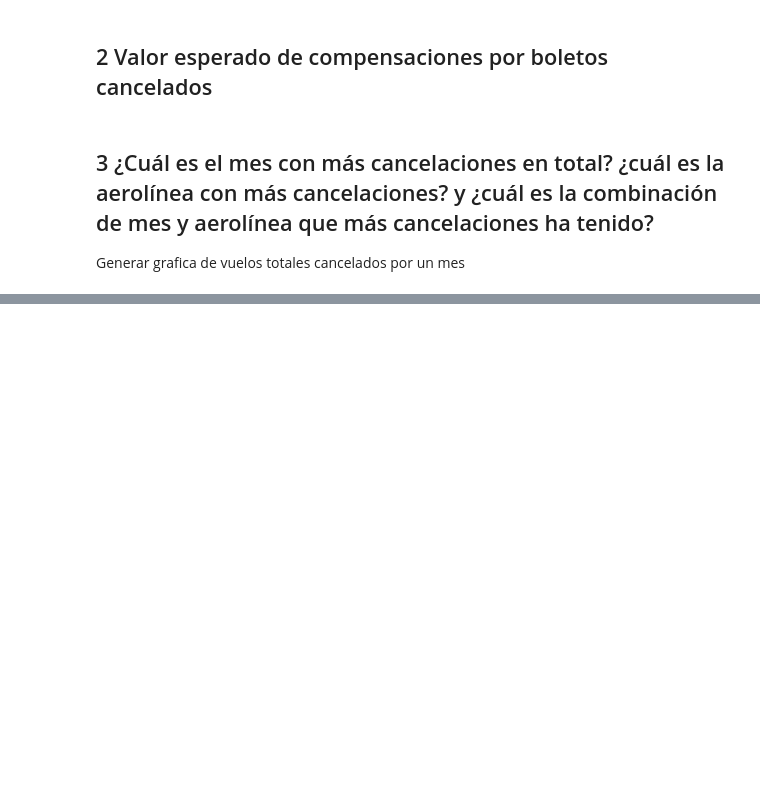
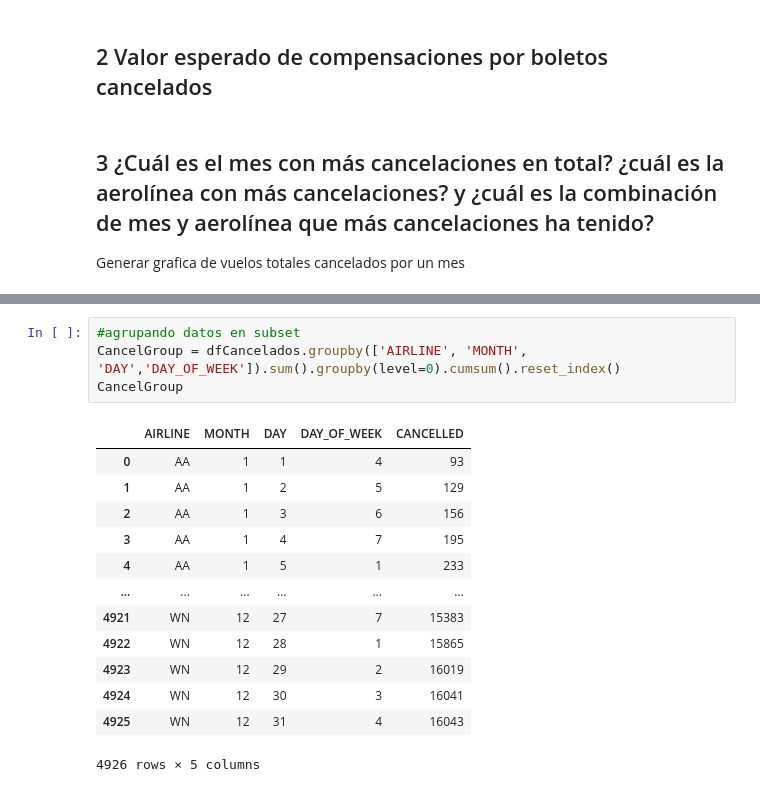
Before and after one commit to SleepWalKer09/FlightsDelayAnalysis, a Jupyter notebook: RetoAerolinea.ipynb, the cells around one changed output, grey strips where cells are left out. Cells and saved outputs as stored; diff of their text form; blank space fills up the shorter version.

```diff
--- a/RetoAerolinea.ipynb
+++ b/RetoAerolinea.ipynb
@@ -109,0 +135,18 @@ Generar grafica de vuelos totales cancelados por un mes
+# %%
+#agrupando datos en subset
+CancelGroup = dfCancelados.groupby(['AIRLINE', 'MONTH', 'DAY','DAY_OF_WEEK']).sum().groupby(level=0).cumsum().reset_index()
+CancelGroup
+# %% [output]
+|  | AIRLINE | MONTH | DAY | DAY_OF_WEEK | CANCELLED |
+| 0 | AA | 1 | 1 | 4 | 93 |
+| 1 | AA | 1 | 2 | 5 | 129 |
+| 2 | AA | 1 | 3 | 6 | 156 |
+| 3 | AA | 1 | 4 | 7 | 195 |
+| 4 | AA | 1 | 5 | 1 | 233 |
+| ... | ... | ... | ... | ... | ... |
+| 4921 | WN | 12 | 27 | 7 | 15383 |
+| 4922 | WN | 12 | 28 | 1 | 15865 |
+| 4923 | WN | 12 | 29 | 2 | 16019 |
+| 4924 | WN | 12 | 30 | 3 | 16041 |
+| 4925 | WN | 12 | 31 | 4 | 16043 |
+4926 rows × 5 columns
```
Also changed, not shown: parts of 9 cells of this notebook.
